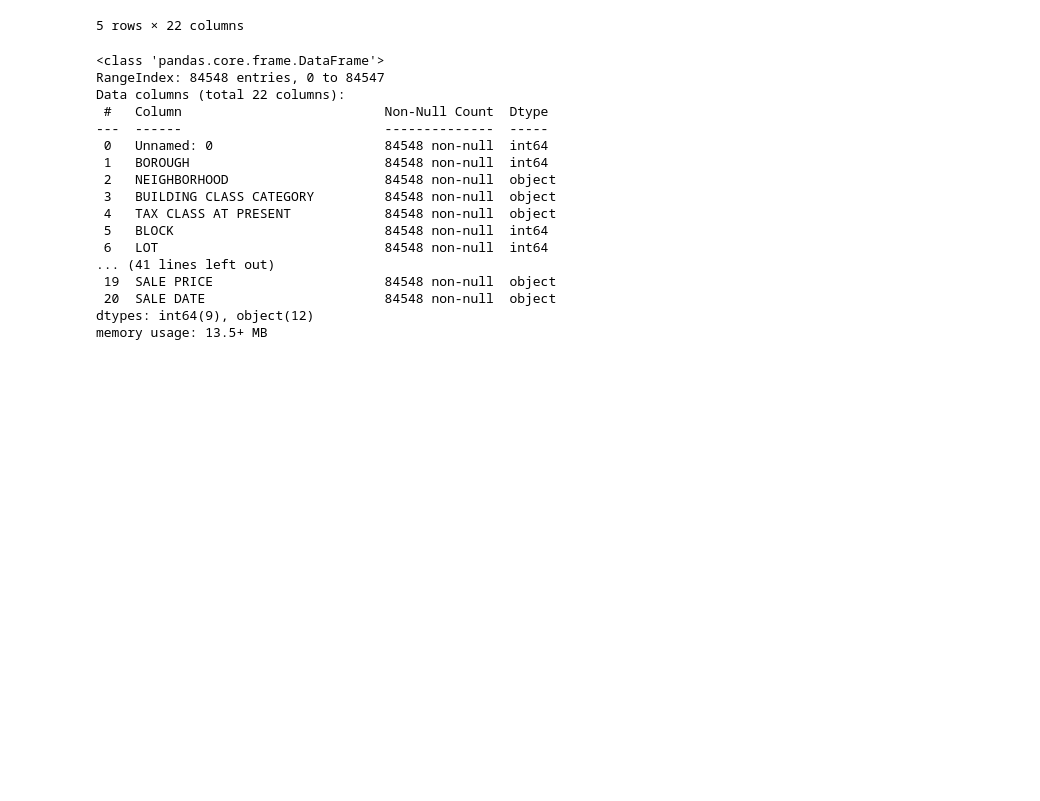
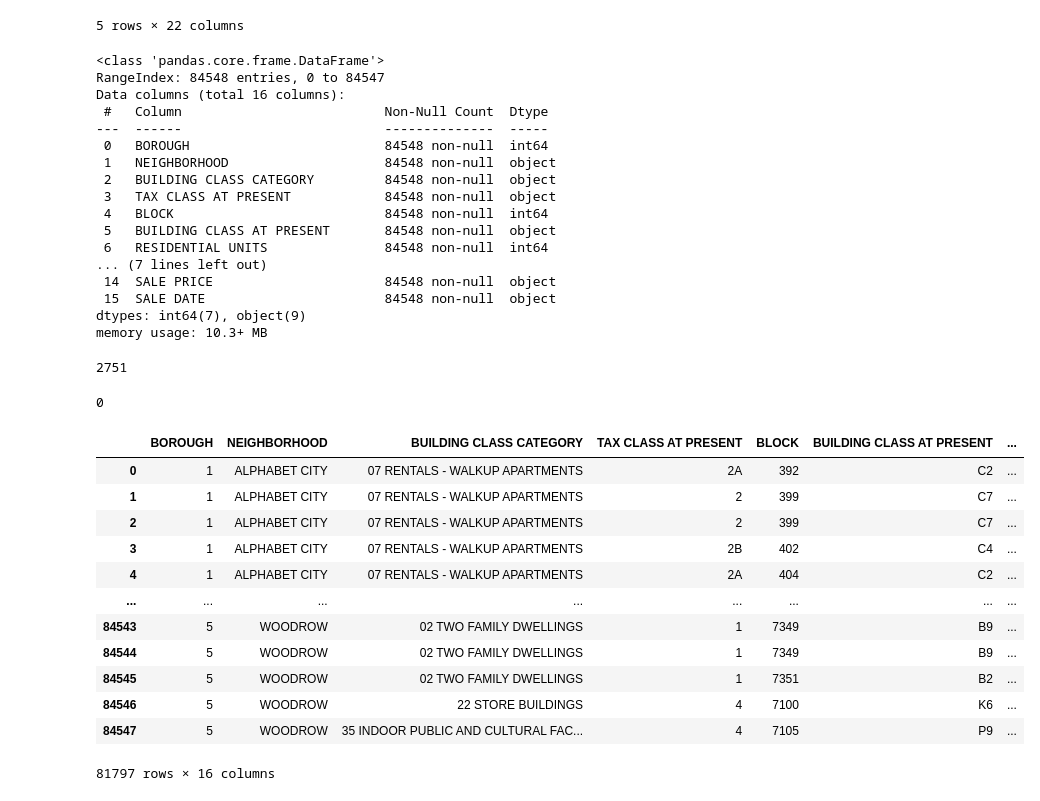
Before and after one commit to anton-asnitsky/naya-ds-2022-pandas, a Jupyter notebook: nyc-property-sales-eda.ipynb, the cells around one changed output. Drawn from its saved outputs; the diff is of its cells as text; code cells hidden in the pictures; blank space fills up the shorter version.

Commit message:
Kaggle Notebook | NYC Property Sales - EDA | Version 4

```diff
--- a/nyc-property-sales-eda.ipynb
+++ b/nyc-property-sales-eda.ipynb
@@ -18,30 +18,56 @@ df.head()
 | 4 | 8 | 1 | ALPHABET CITY | 07 RENTALS - WALKUP APARTMENTS | 2A | 404 | 55 | ... |
 5 rows × 22 columns
 # %%
-df.info()
 # 1 Clean data
 # 2. Scutter plots and heatmap
 # 3. Display interesting dependencies between corralting dimentions
 # Sle date device to t
 
-df.drop(columns = ['Unnamed: 0'], inplace = True)
+clean_df = df.drop(['Unnamed: 0', 'LOT', 'EASE-MENT', 'ADDRESS','APARTMENT NUMBER','ZIP CODE'], axis=1)
 
-df.info()
+clean_df.info()
 # %% [output]
 <class 'pandas.core.frame.DataFrame'>
 RangeIndex: 84548 entries, 0 to 84547
-Data columns (total 22 columns):
+Data columns (total 16 columns):
  #   Column                          Non-Null Count  Dtype
 ---  ------                          --------------  -----
- 0   Unnamed: 0                      84548 non-null  int64
- 1   BOROUGH                         84548 non-null  int64
- 2   NEIGHBORHOOD                    84548 non-null  object
- 3   BUILDING CLASS CATEGORY         84548 non-null  object
- 4   TAX CLASS AT PRESENT            84548 non-null  object
- 5   BLOCK                           84548 non-null  int64
- 6   LOT                             84548 non-null  int64
-... (41 lines left out)
- 19  SALE PRICE                      84548 non-null  object
- 20  SALE DATE                       84548 non-null  object
-dtypes: int64(9), object(12)
-memory usage: 13.5+ MB
+ 0   BOROUGH                         84548 non-null  int64
+ 1   NEIGHBORHOOD                    84548 non-null  object
+ 2   BUILDING CLASS CATEGORY         84548 non-null  object
+ 3   TAX CLASS AT PRESENT            84548 non-null  object
+ 4   BLOCK                           84548 non-null  int64
+ 5   BUILDING CLASS AT PRESENT       84548 non-null  object
+ 6   RESIDENTIAL UNITS               84548 non-null  int64
+... (7 lines left out)
+ 14  SALE PRICE                      84548 non-null  object
+ 15  SALE DATE                       84548 non-null  object
+dtypes: int64(7), object(9)
+memory usage: 10.3+ MB
+# %%
+sum(clean_df.duplicated())
+# %% [output]
+2751
+# %%
+
+clean_df = clean_df.drop_duplicates()
+sum(clean_df.duplicated())
+# %% [output]
+0
+# %%
+clean_df.replace(' -  ', 0,  inplace=True)
+clean_df
+# %% [output]
+|  | BOROUGH | NEIGHBORHOOD | BUILDING CLASS CATEGORY | TAX CLASS AT PRESENT | BLOCK | BUILDING CLASS AT PRESENT | ... |
+| 0 | 1 | ALPHABET CITY | 07 RENTALS - WALKUP APARTMENTS | 2A | 392 | C2 | ... |
+| 1 | 1 | ALPHABET CITY | 07 RENTALS - WALKUP APARTMENTS | 2 | 399 | C7 | ... |
+| 2 | 1 | ALPHABET CITY | 07 RENTALS - WALKUP APARTMENTS | 2 | 399 | C7 | ... |
+| 3 | 1 | ALPHABET CITY | 07 RENTALS - WALKUP APARTMENTS | 2B | 402 | C4 | ... |
+| 4 | 1 | ALPHABET CITY | 07 RENTALS - WALKUP APARTMENTS | 2A | 404 | C2 | ... |
+| ... | ... | ... | ... | ... | ... | ... | ... |
+| 84543 | 5 | WOODROW | 02 TWO FAMILY DWELLINGS | 1 | 7349 | B9 | ... |
+| 84544 | 5 | WOODROW | 02 TWO FAMILY DWELLINGS | 1 | 7349 | B9 | ... |
+| 84545 | 5 | WOODROW | 02 TWO FAMILY DWELLINGS | 1 | 7351 | B2 | ... |
+| 84546 | 5 | WOODROW | 22 STORE BUILDINGS | 4 | 7100 | K6 | ... |
+| 84547 | 5 | WOODROW | 35 INDOOR PUBLIC AND CULTURAL FAC... | 4 | 7105 | P9 | ... |
+81797 rows × 16 columns
```
Also changed, not shown: parts of 5 cells of this notebook.
